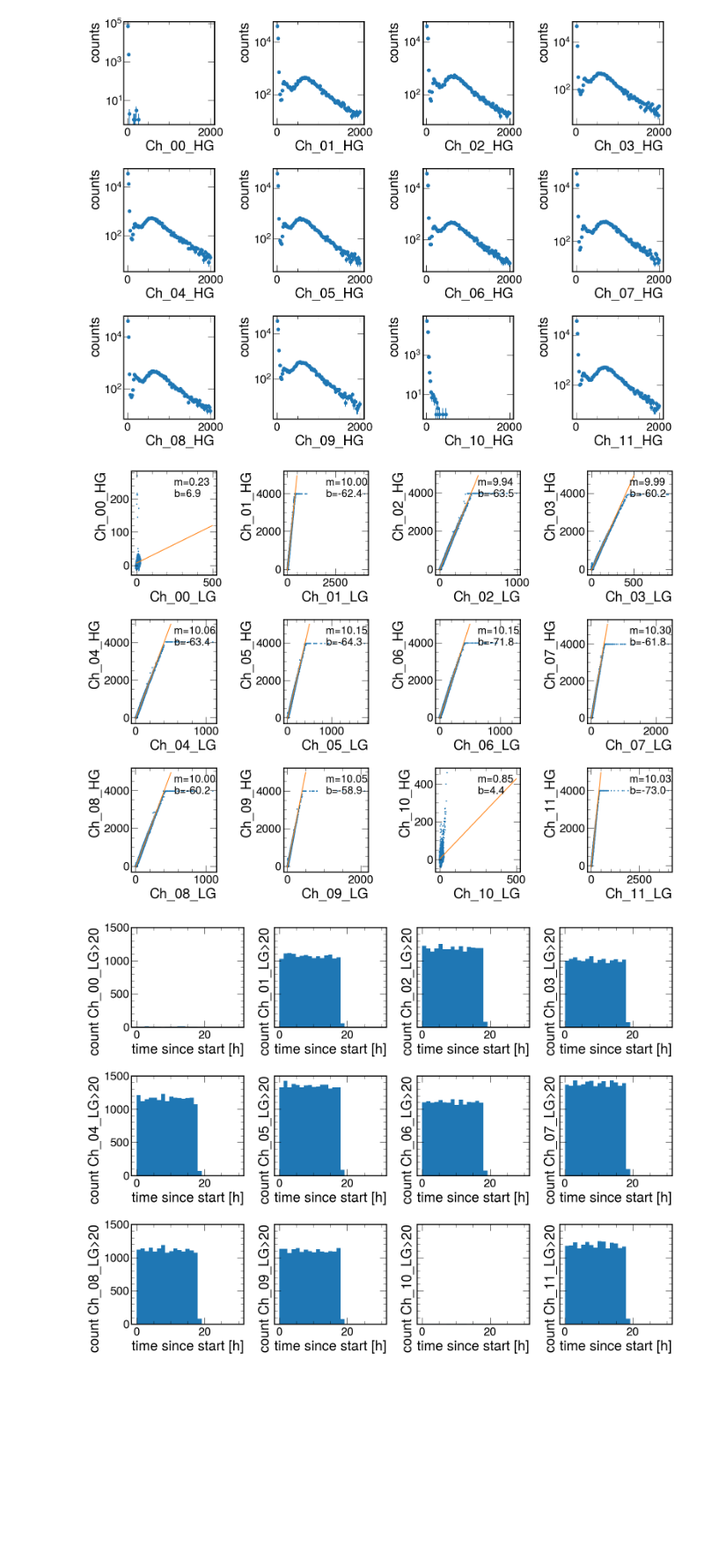
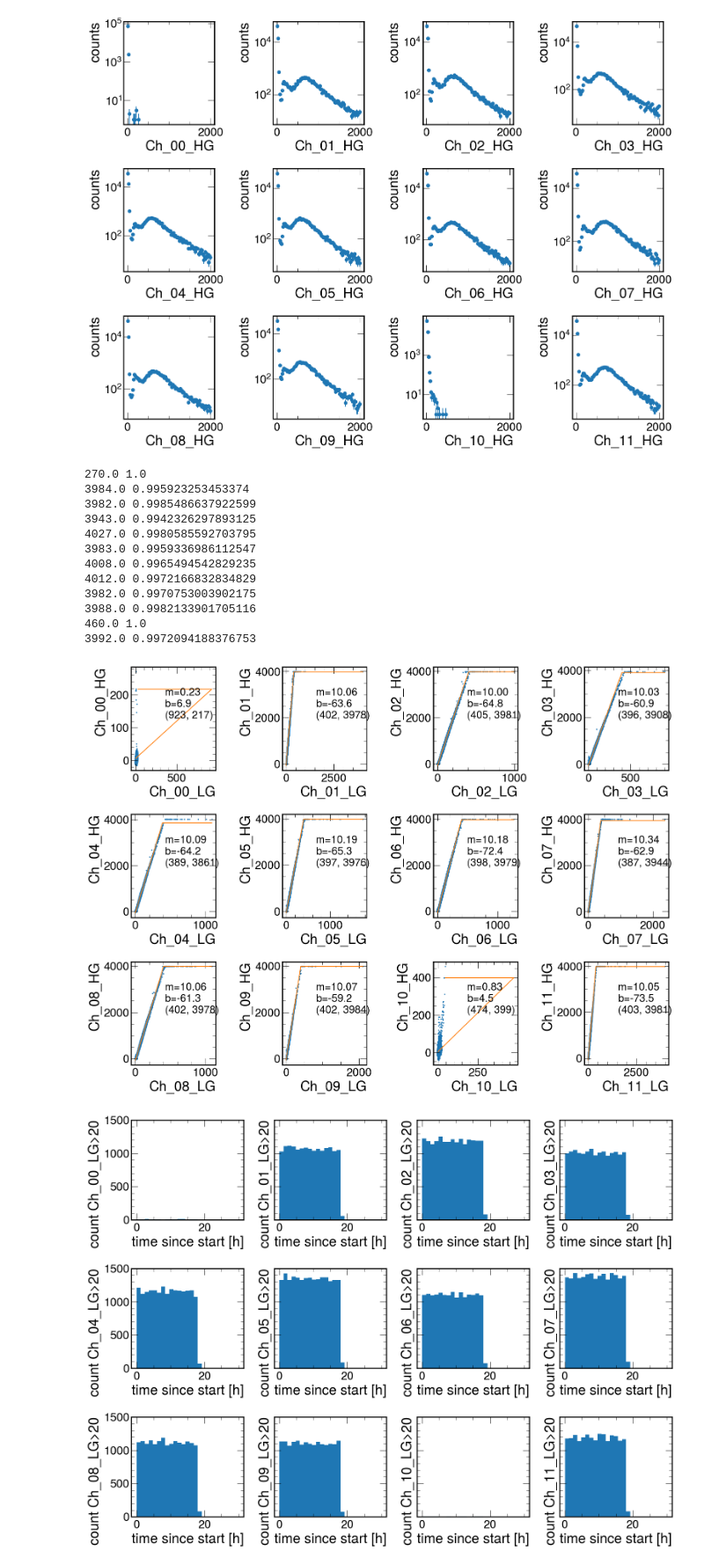
Before and after one commit to sebouh137/beamtest_plots, a Jupyter notebook: TwelveChannels.ipynb, the cells around one changed output. Shown at 88% size. Drawn from its saved outputs; the diff is of its cells as text; code cells hidden in the pictures; blank space fills up the shorter version.

```diff
--- a/TwelveChannels.ipynb
+++ b/TwelveChannels.ipynb
@@ -180,23 +180,38 @@ plt.tight_layout()
 # %%
 fig, axs=plt.subplots(3,4, figsize=(16, 16/4*3))
 
 for i in range(len(channels)):
     ch = channels[i]
     plt.sca(axs[i//4][i%4])
     plt.scatter(df.eval(f"Ch_{ch}_LG"), df.eval(f"Ch_{ch}_HG"),s=2)
     plt.xlabel(f"Ch_{ch}_LG")
     plt.ylabel(f"Ch_{ch}_HG")
 
-    x,y= df.query(f"Ch_{ch}_LG<500").eval(f"Ch_{ch}_LG"), df.query(f"Ch_{ch}_LG<500").eval(f"Ch_{ch}_HG")
-
+    x,y= df.query(f"Ch_{ch}_HG>20").eval(f"Ch_{ch}_LG"), df.eval(f"Ch_{ch}_HG")
+    print(max(y), np.mean(df.query(f"Ch_{ch}_HG>{0.95*max(y)}").eval(f"Ch_{ch}_HG"))/max(y))
+    x,y= df.query(f"Ch_{ch}_HG<{max(y)}").eval(f"Ch_{ch}_LG"), df.query(f"Ch_{ch}_HG<{max(y)}").eval(f"Ch_{ch}_HG")
     m=(np.sum(x*y)*len(x)-np.sum(x)*np.sum(y))/(np.sum(x*x)*len(x)-np.sum(x)*np.sum(x))
     b = (sum(y)-m*sum(x))/len(x)
-    plt.plot([0, 500], [b, 500*m+b], linestyle='-', color='tab:orange')
-    plt.text(0.5, 0.75, f"m={m:.2f}\nb={b:.1f}", transform=plt.gca().transAxes, fontsize=20)
+    xelbow=(max(y)-b)/m
+    yelbow=max(y)
+    plt.plot([0, xelbow, max(df.eval(f"Ch_{ch}_LG"))], [b, yelbow, yelbow], linestyle='-', color='tab:orange')
+    plt.text(0.4, 0.5, f"m={m:.2f}\nb={b:.1f}\n({xelbow:.0f}, {yelbow:.0f})", transform=plt.gca().transAxes, fontsize=20)
 
 plt.tight_layout()
 # %% [output]
+270.0 1.0
+3984.0 0.995923253453374
+3982.0 0.9985486637922599
+3943.0 0.9942326297893125
+4027.0 0.9980585592703795
+3983.0 0.9959336986112547
+4008.0 0.9965494542829235
+4012.0 0.9972166832834829
+3982.0 0.9970753003902175
+3988.0 0.9982133901705116
+460.0 1.0
+3992.0 0.9972094188376753
-[figure, old version]
+[figure, new version]
 # %%
 fig, axs=plt.subplots(3,4, figsize=(16, 16/4*3),sharey='all')
 
```
